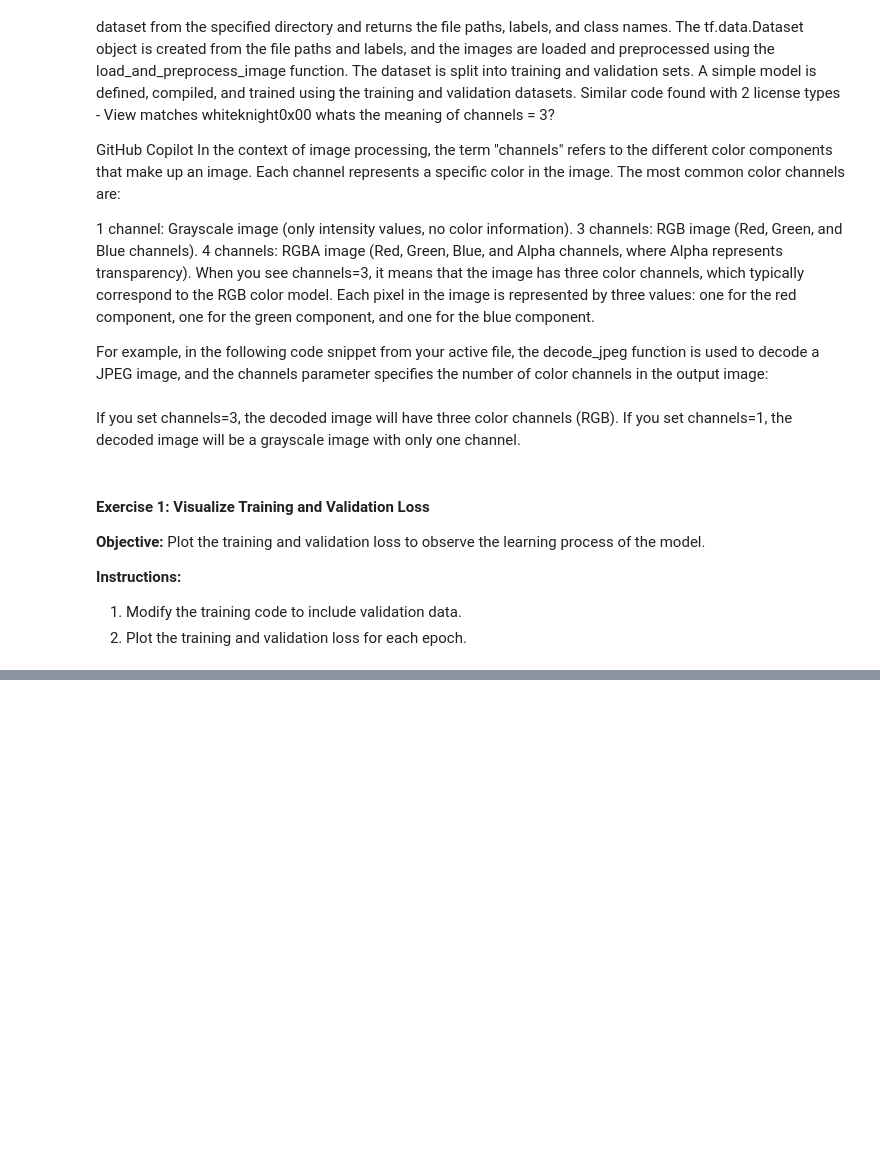
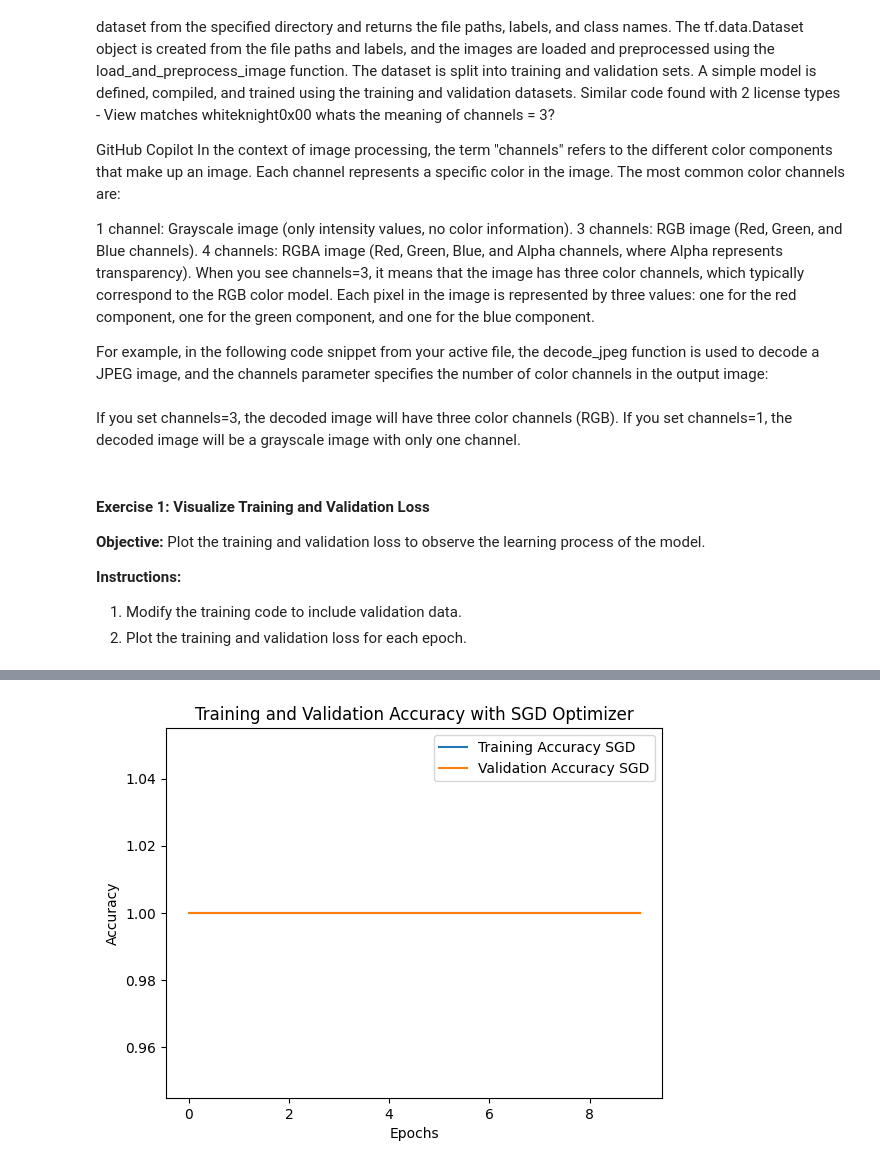
Before and after one commit to whiteknight0x00/TensorflowTraining, a Jupyter notebook: keras_exercise/TransferLearning.ipynb, the cells around one changed output, grey strips where cells are left out. Drawn from its saved outputs; the diff is of its cells as text; code cells hidden in the pictures; blank space fills up the shorter version.

```diff
--- a/keras_exercise/TransferLearning.ipynb
+++ b/keras_exercise/TransferLearning.ipynb
@@ -474,0 +508,80 @@ dict_keys(['accuracy', 'loss', 'val_accuracy', 'val_loss'])
+# %%
+from keras.api.models import clone_model
+import matplotlib.pyplot as plt
+
+def reset_model(model):
+    # Clone the model to reset weights
+    # """Clone a Functional or Sequential `Model` instance.
+
+    # Model cloning is similar to calling a model on new inputs,
+    # except that it creates new layers (and thus new weights) instead
+    # of sharing the weights of the existing layers.
+
+    # Note that
+    # `clone_model` will not preserve the uniqueness of shared objects within the
+    # model (e.g. a single variable attached to two distinct layers will be
+    # restored as two separate variables).
+    # Returns:
+    #     An instance of `Model` reproducing the behavior
+    #     of the original model, on top of new inputs tensors,
+    #     using newly instantiated weights. The cloned model may behave
+    #     differently from the original model if a custom `clone_function`
+    #     or `call_function` modifies a layer or layer call.
+    model_clone = clone_model(model)
+    model_clone.set_weights(model.get_weights())
+    return model_clone
+
+# Define the function to load the dataset
+def load_dataset(directory):
+    file_paths = []
+    labels = []
+    class_names = sorted(os.listdir(directory))
+    for label, class_name in enumerate(class_names):
+        class_dir = os.path.join(directory, class_name)
+        for file_name in os.listdir(class_dir):
+            file_paths.append(os.path.join(class_dir, file_name))
+            labels.append(label)
+    return file_paths, labels, class_names
+
+# Prepare to reset the model for each optimizer test
+initial_model = reset_model(model)  # Assume 'model' is the initial compiled model
+
+directory = 'sample_data'
+file_paths, labels, class_names = load_dataset(directory)
+
+# Create a tf.data.Dataset object
+dataset = tf.data.Dataset.from_tensor_slices((file_paths, labels))
+dataset = dataset.map(lambda x, y: (load_and_preprocess_image(x), y), num_parallel_calls=tf.data.AUTOTUNE)
+train_dataset = dataset.take(train_size).batch(32).prefetch(tf.data.AUTOTUNE)
+val_dataset = dataset.skip(train_size).batch(32).prefetch(tf.data.AUTOTUNE)
+
+# Experiment with SGD optimizer
+sgd_model = reset_model(initial_model) # Reset the model
+sgd_model.compile(optimizer = 'sgd', loss = 'binary_crossentropy', metrics = ['accuracy'])
+# Train the model
+sgd_model_history = sgd_model.fit(train_dataset, validation_data=val_dataset, epochs=10)
+
+# Plot training and validation loss
+plt.plot(sgd_model_history.history['accuracy'], label='Training Accuracy SGD')
+plt.plot(sgd_model_history.history['val_accuracy'], label='Validation Accuracy SGD')
+plt.title('Training and Validation Accuracy with SGD Optimizer')
+plt.xlabel('Epochs')
+plt.ylabel('Accuracy')
+plt.legend()
+plt.show()
+
+
+# Experiment with RMSprop optimizer
+rmsprop_model = reset_model(initial_model)  # Reset the model
+rmsprop_model.compile(optimizer='rmsprop', loss='binary_crossentropy', metrics=['accuracy'])
+history_rmsprop = rmsprop_model.fit(train_dataset, validation_data=val_dataset, epochs=10)
+
+# Plot training and validation loss
+plt.plot(history_rmsprop.history['accuracy'], label='Training Accuracy RMSprop')
+plt.plot(history_rmsprop.history['val_accuracy'], label='Validation Accuracy RMSprop')
+plt.title('Training and Validation Accuracy with RMSprop Optimizer')
+plt.xlabel('Epochs')
+plt.ylabel('Accuracy')
+plt.legend()
+plt.show()
+# %% [output]
@@ -474,0 +608 @@ dict_keys(['accuracy', 'loss', 'val_accuracy', 'val_loss'])
+[figure, added]
```
Also changed, not shown: parts of 8 cells of this notebook.
